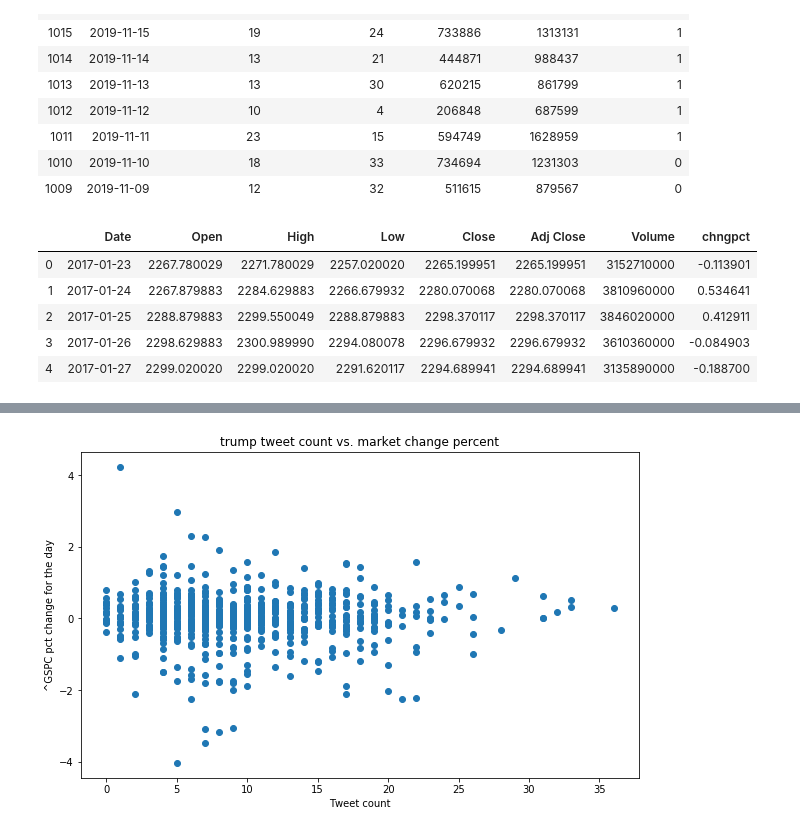
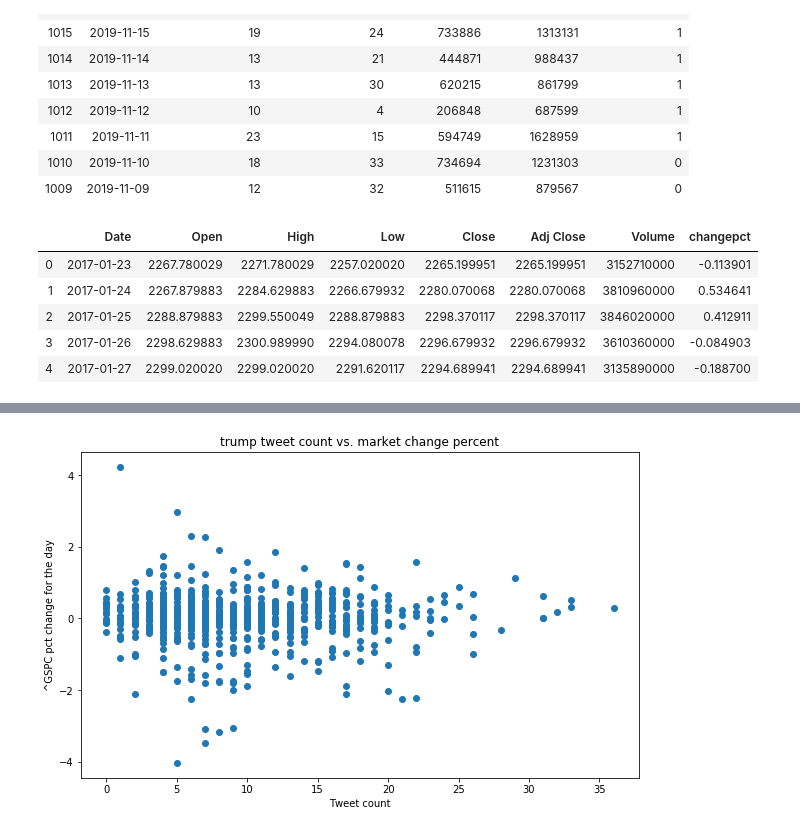
Before and after one commit to lingcog/finalproject, a Jupyter notebook: TweetProcessingV1.ipynb, the cells around one changed output, grey strips where cells are left out. Drawn from its saved outputs; the diff is of its cells as text; code cells hidden in the pictures.

```diff
--- a/TweetProcessingV1.ipynb
+++ b/TweetProcessingV1.ipynb
@@ -134,10 +135,10 @@ df_tweets_cleaned.head(10)
 | 1010 | 2019-11-10 | 18 | 33 | 734694 | 1231303 | 0 |
 | 1009 | 2019-11-09 | 12 | 32 | 511615 | 879567 | 0 |
 # %%
-df_SPX['chngpct'] = (df_SPX['Close']-df_SPX['Open']) * 100 /df_SPX['Close']
+df_SPX['changepct'] = (df_SPX['Close']-df_SPX['Open']) * 100 /df_SPX['Close']
 df_SPX.head()
 # %% [output]
-|  | Date | Open | High | Low | Close | Adj Close | Volume | chngpct |
+|  | Date | Open | High | Low | Close | Adj Close | Volume | changepct |
 | 0 | 2017-01-23 | 2267.780029 | 2271.780029 | 2257.020020 | 2265.199951 | 2265.199951 | 3152710000 | -0.113901 |
 | 1 | 2017-01-24 | 2267.879883 | 2284.629883 | 2266.679932 | 2280.070068 | 2280.070068 | 3810960000 | 0.534641 |
 | 2 | 2017-01-25 | 2288.879883 | 2299.550049 | 2288.879883 | 2298.370117 | 2298.370117 | 3846020000 | 0.412911 |
```
Also changed, not shown: parts of 4 cells of this notebook.
